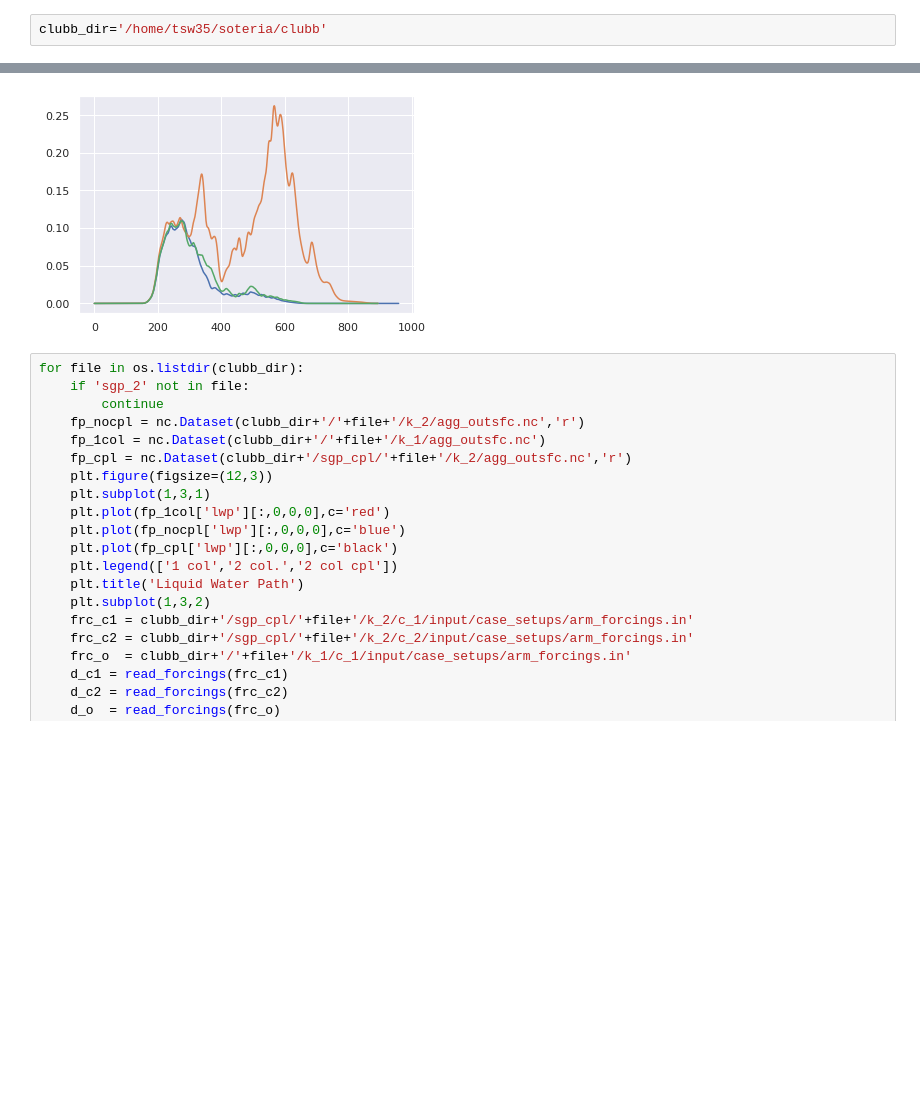
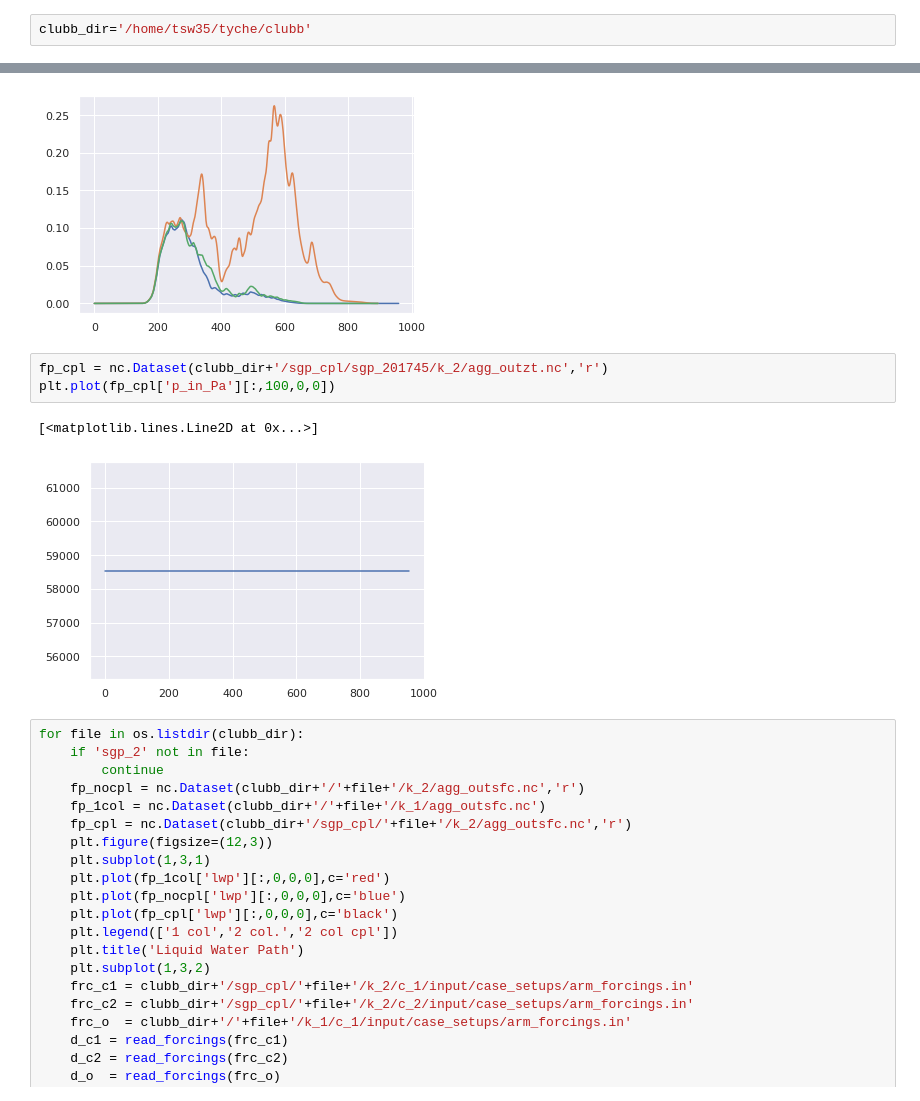
Before and after one commit to tswater/clubb_scripts, a Jupyter notebook: simple_cpl_test.ipynb, the cells around one changed output, grey strips where cells are left out. Drawn from its saved outputs; the diff is of its cells as text; blank space fills up the shorter version.

```diff
--- a/simple_cpl_test.ipynb
+++ b/simple_cpl_test.ipynb
@@ -6,7 +6,7 @@ import seaborn as sns
 import os
 sns.set_theme()
 # %%
-clubb_dir='/home/tsw35/soteria/clubb'
+clubb_dir='/home/tsw35/tyche/clubb'
 # %%
 #### READ IN THE FORCING DATA ####
 def read_forcings(path,nz_=37):
@@ -186,6 +186,12 @@ plt.plot(fp_cpl2['lwp'][:,0,0,0])
 # %% [output]
 [<matplotlib.lines.Line2D at 0x...>]
 [figure]
+# %%
+fp_cpl = nc.Dataset(clubb_dir+'/sgp_cpl/sgp_201745/k_2/agg_outzt.nc','r')
+plt.plot(fp_cpl['p_in_Pa'][:,100,0,0])
+# %% [output]
+[<matplotlib.lines.Line2D at 0x...>]
+[figure, added]
 # %%
 for file in os.listdir(clubb_dir):
     if 'sgp_2' not in file:
```
Also changed, not shown: 3 other files.
